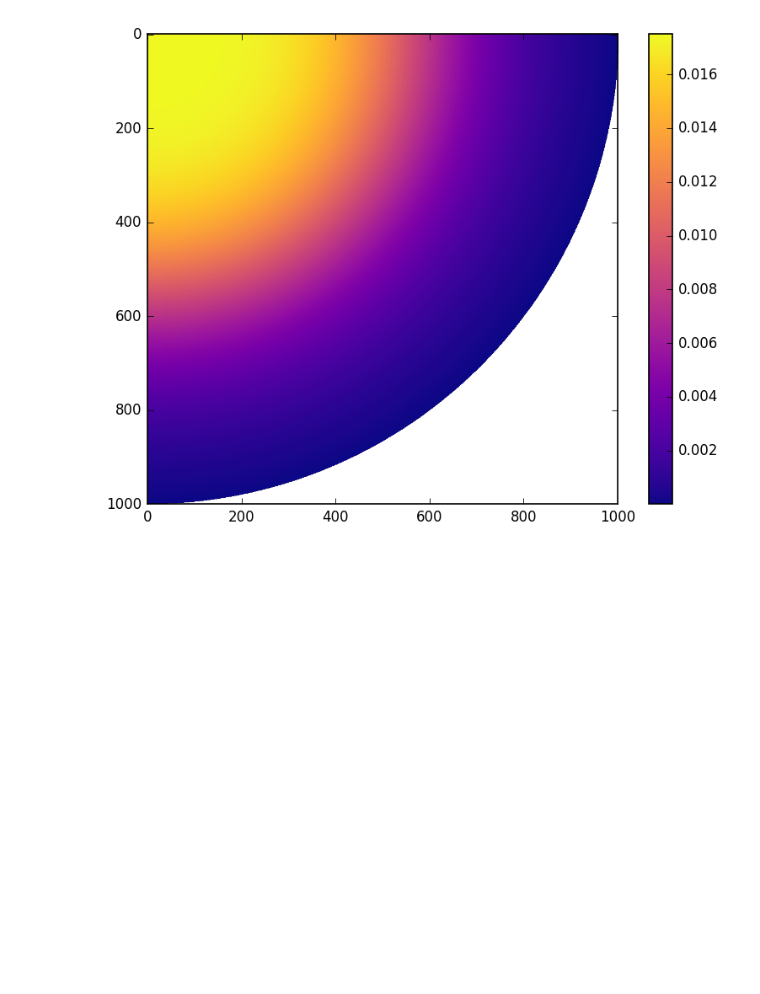
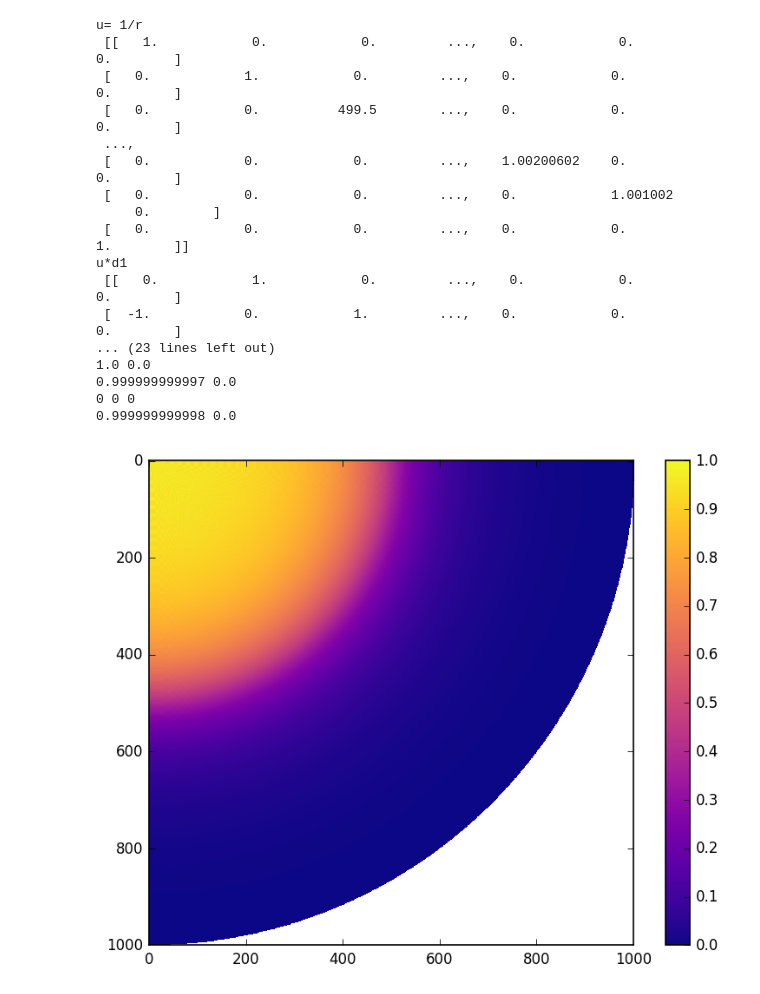
Before and after one commit to fbunel/Geo_Project, a Jupyter notebook: Code/conduction.ipynb, the cells around one changed output. Drawn from its saved outputs; the diff is of its cells as text; code cells hidden in the pictures; blank space fills up the shorter version.

```diff
--- a/Code/conduction.ipynb
+++ b/Code/conduction.ipynb
@@ -115,9 +204,28 @@ t.anim()
 # %%
-t = terre()
+t = terre(taille=1000)
 
+t.BC()
 t.step()
+t.BC()
 t.show()
 # %% [output]
+u= 1/r
+ [[   1.            0.            0.         ...,    0.            0.            0.        ]
+ [   0.            1.            0.         ...,    0.            0.            0.        ]
+ [   0.            0.          499.5        ...,    0.            0.            0.        ]
+ ...,
+ [   0.            0.            0.         ...,    1.00200602    0.            0.        ]
+ [   0.            0.            0.         ...,    0.            1.001002
+     0.        ]
+ [   0.            0.            0.         ...,    0.            0.            1.        ]]
+u*d1
+ [[   0.            1.            0.         ...,    0.            0.            0.        ]
+ [  -1.            0.            1.         ...,    0.            0.            0.        ]
+... (23 lines left out)
+1.0 0.0
+0.999999999997 0.0
+0 0 0
+0.999999999998 0.0
-[figure, old version]
+[figure, new version]
 # %%
 t.step()
```
Also changed, not shown: parts of 3 cells of this notebook, 1 other file.
